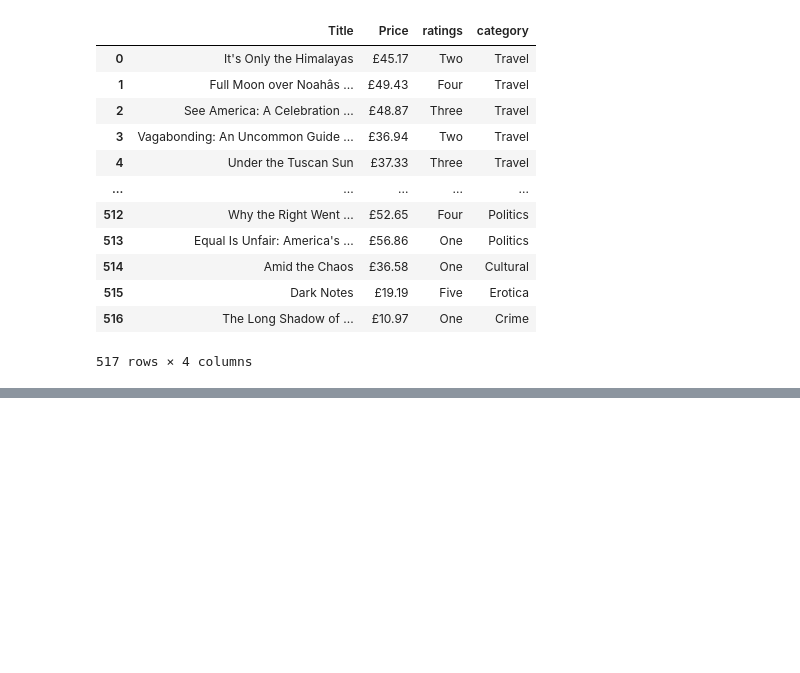
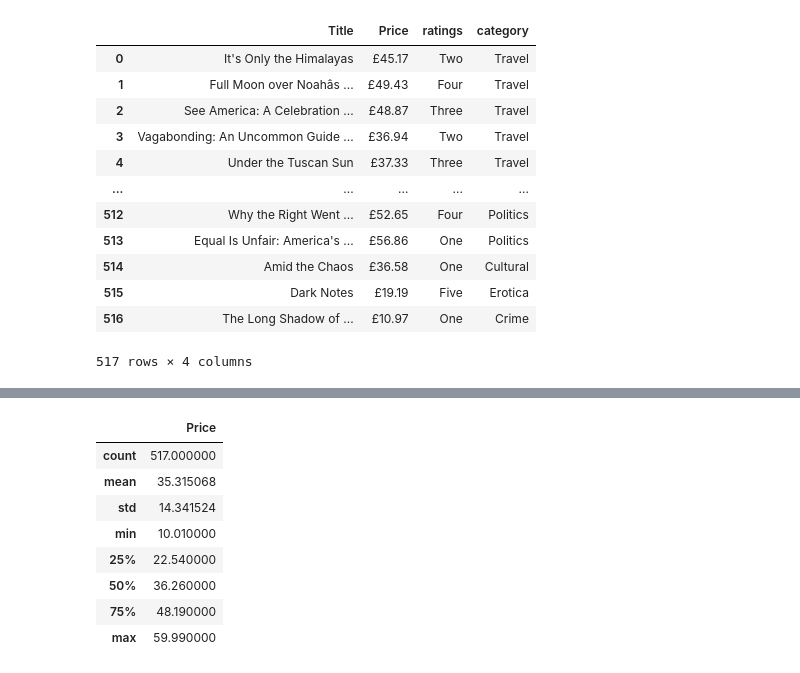
Before and after one commit to david4129/Book-Scraping, a Jupyter notebook: Untitled49.ipynb, the cells around one changed output, grey strips where cells are left out. Saved outputs shown, nothing was run; the diff lists cells and outputs as text; code cells hidden in the pictures; blank space fills up the shorter version.

```diff
--- a/Untitled49.ipynb
+++ b/Untitled49.ipynb
@@ -97,0 +150,12 @@ return_books()
+# %%
+df.describe()
+# %% [output]
+|  | Price |
+| count | 517.000000 |
+| mean | 35.315068 |
+| std | 14.341524 |
+| min | 10.010000 |
+| 25% | 22.540000 |
+| 50% | 36.260000 |
+| 75% | 48.190000 |
+| max | 59.990000 |
```
Also changed, not shown: parts of 11 cells of this notebook.
